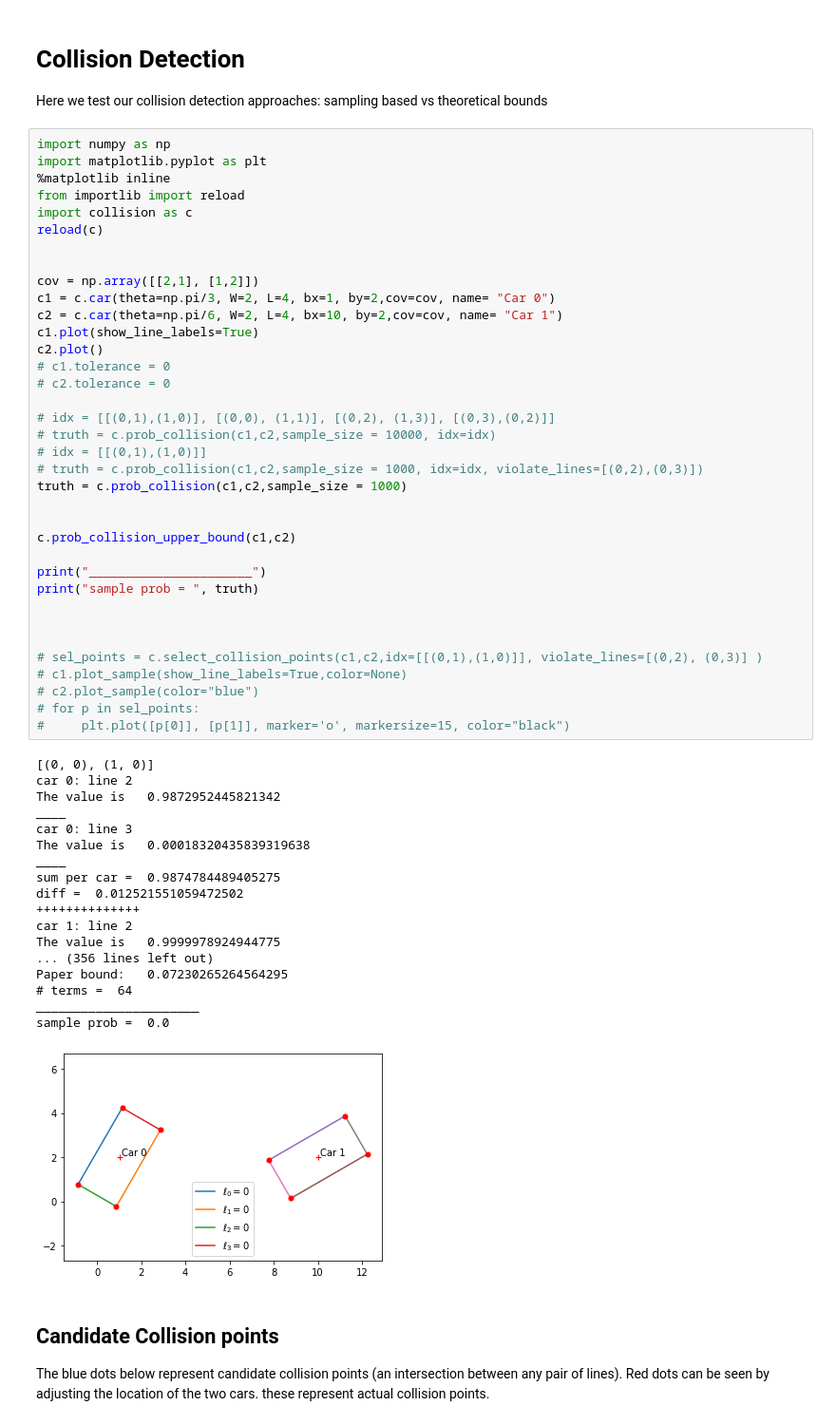
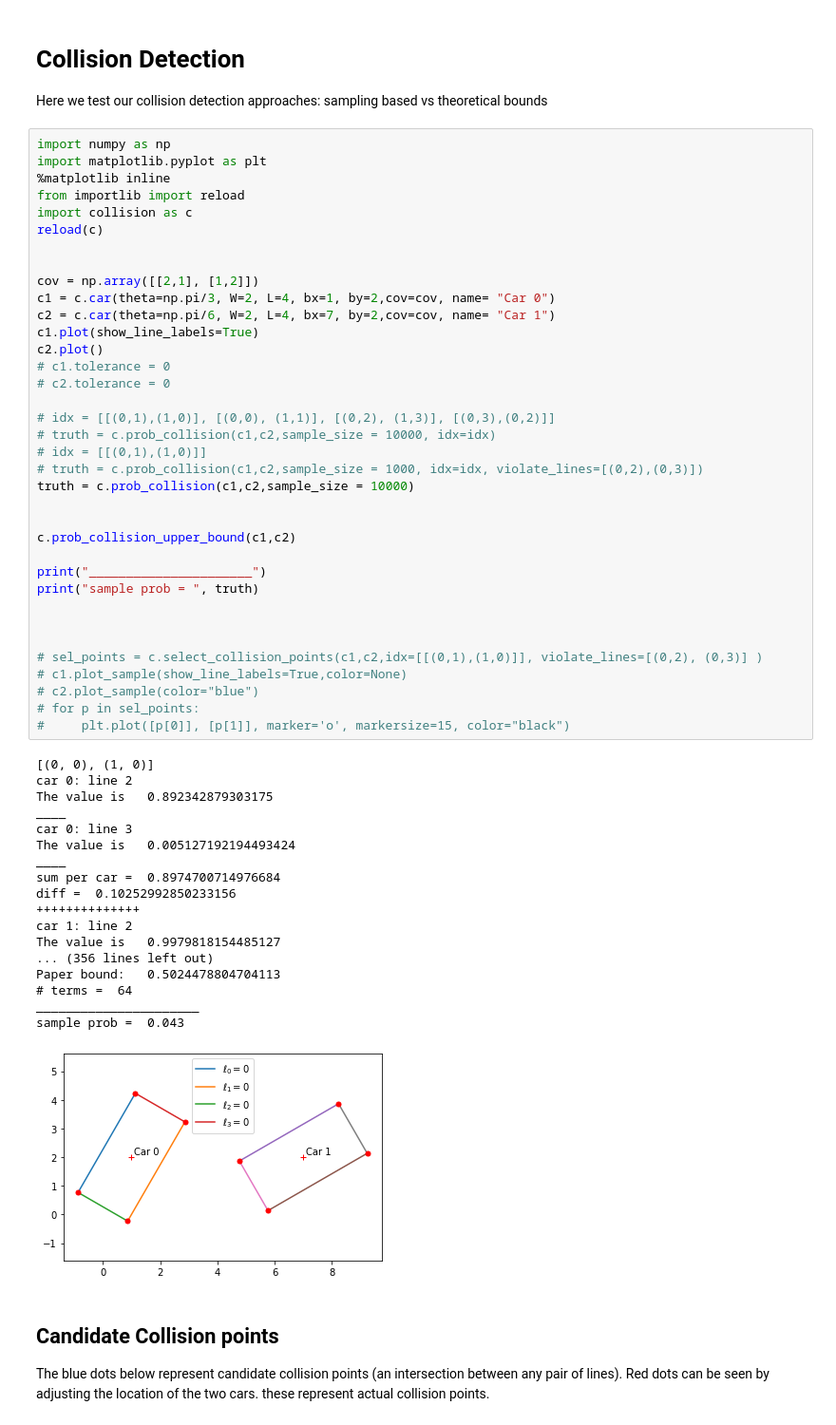
Before and after one commit to majid-khonji/Constrained-POMDP, a Jupyter notebook: collision_risk.ipynb, the cells around one changed output. Shown: that part at 95% size. Drawn from its saved outputs; the diff is of its cells as text.

```diff
--- a/collision_risk.ipynb
+++ b/collision_risk.ipynb
@@ -12,7 +12,7 @@ reload(c)
 
 cov = np.array([[2,1], [1,2]])
 c1 = c.car(theta=np.pi/3, W=2, L=4, bx=1, by=2,cov=cov, name= "Car 0")
-c2 = c.car(theta=np.pi/6, W=2, L=4, bx=10, by=2,cov=cov, name= "Car 1")
+c2 = c.car(theta=np.pi/6, W=2, L=4, bx=7, by=2,cov=cov, name= "Car 1")
 c1.plot(show_line_labels=True)
 c2.plot()
 # c1.tolerance = 0
@@ -20,42 +20,42 @@ c2.plot()
 
 # idx = [[(0,1),(1,0)], [(0,0), (1,1)], [(0,2), (1,3)], [(0,3),(0,2)]]
 # truth = c.prob_collision(c1,c2,sample_size = 10000, idx=idx)
 # idx = [[(0,1),(1,0)]]
 # truth = c.prob_collision(c1,c2,sample_size = 1000, idx=idx, violate_lines=[(0,2),(0,3)])
-truth = c.prob_collision(c1,c2,sample_size = 1000)
+truth = c.prob_collision(c1,c2,sample_size = 10000)
 
 
 c.prob_collision_upper_bound(c1,c2)
 
 print("______________________")
 print("sample prob = ", truth)
 
 
 
 # sel_points = c.select_collision_points(c1,c2,idx=[[(0,1),(1,0)]], violate_lines=[(0,2), (0,3)] )
 # c1.plot_sample(show_line_labels=True,color=None)
 # c2.plot_sample(color="blue")
 # for p in sel_points:
 #     plt.plot([p[0]], [p[1]], marker='o', markersize=15, color="black")
 # %% [output]
 [(0, 0), (1, 0)]
 car 0: line 2
-The value is   0.9872952445821342
+The value is   0.892342879303175
 ____
 car 0: line 3
-The value is   0.00018320435839319638
+The value is   0.005127192194493424
 ____
-sum per car =  0.9874784489405275
-diff =  0.012521551059472502
+sum per car =  0.8974700714976684
+diff =  0.10252992850233156
 ++++++++++++++
 car 1: line 2
-The value is   0.9999978924944775
+The value is   0.9979818154485127
 ... (356 lines left out)
-Paper bound:   0.07230265264564295
+Paper bound:   0.5024478804704113
 # terms =  64
 ______________________
-sample prob =  0.0
+sample prob =  0.043
-[figure, old version]
+[figure, new version]
 # %% [markdown]
 ## Candidate Collision points
 The blue dots below represent candidate collision points (an intersection between any pair of lines). Red dots can be seen by adjusting the location of the two cars. these represent actual collision points.
```
Also changed, not shown: parts of 4 cells of this notebook, 2 other files.
